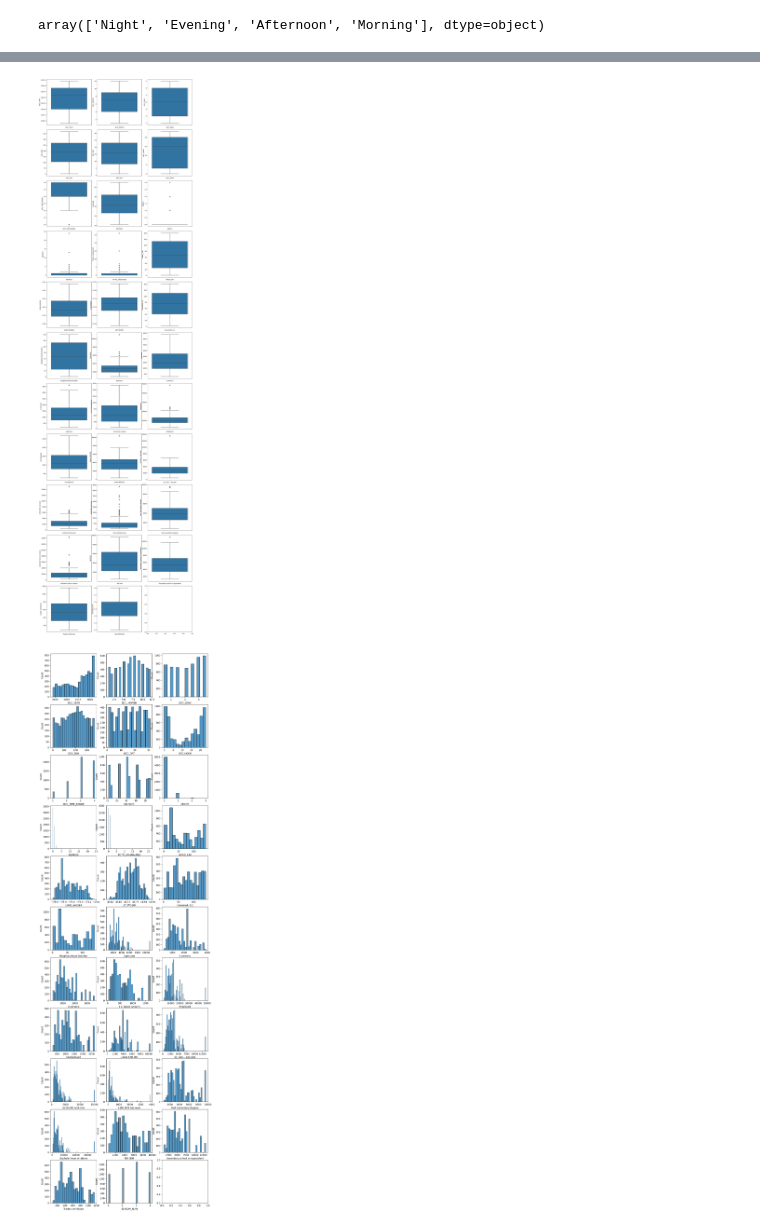
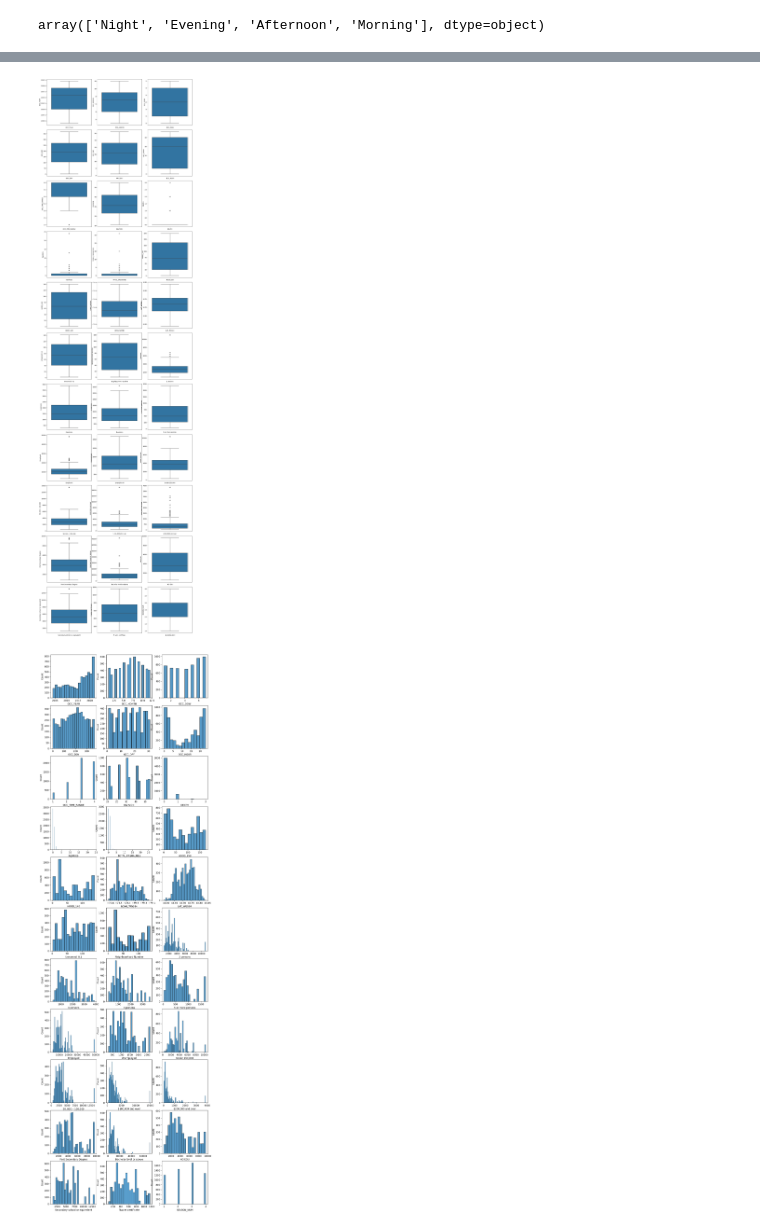
Before and after one commit to mredshaw/AI-Fundamentals-Project, a Jupyter notebook: Shooting+Neighbourhood_Merged.ipynb, the cells around one changed output, grey strips where cells are left out. Cells and saved outputs as stored; diff of their text form; code cells hidden in the pictures.

```diff
--- a/Shooting+Neighbourhood_Merged.ipynb
+++ b/Shooting+Neighbourhood_Merged.ipynb
@@ -735,7 +735,7 @@ df['OCC_MONTH'] = df['OCC_MONTH'].map(month_mapping)
 dow_mapping = {'Monday':1, 'Tuesday': 2, 'Wednesday': 3, 'Thursday': 4, 'Friday': 5, 'Saturday': 6, 'Sunday': 7}
 df['OCC_DOW'] = df['OCC_DOW'].map(dow_mapping)
 # %%
-df = df.drop(['EVENT_UNIQUE_ID', 'HOOD_158', 'NEIGHBOURHOOD_158'], axis=1)
+df = df.drop(['EVENT_UNIQUE_ID'], axis=1)
 # %%
 df.head()
 # %% [output]
@@ -811,19 +811,19 @@ df.head()
 # %%
-columns = df.columns.drop(['OBJECTID', 'OCC_DATE', 'NEIGHBOURHOOD_140', 'SEASON', 'Neighbourhood Name'])
+columns = df.columns.drop(['OBJECTID', 'OCC_DATE', 'NEIGHBOURHOOD_140', 'SEASON', 'Neighbourhood Name', 'NEIGHBOURHOOD_158'])
 num_rows = (len(columns) - 1) // 3 + 1
 num_cols = 3
 
 fig, axes = plt.subplots(num_rows, num_cols, figsize=(15, 5*num_rows))
 fig.tight_layout()
 
 for i, column in enumerate(columns):
     ax = axes[i // num_cols, i % num_cols]
     sns.boxplot(data=df, y=column, ax=ax)
     ax.set_xlabel(column)
     ax.set_ylabel(column)
 plt.show()
 # %% [output]
-[figure, old version]
+[figure, new version]
 # %%
 num_plots = len(columns)
 num_cols = 3
@@ -842,4 +842,4 @@ for i, column in enumerate(columns):
 
 plt.show()
 # %% [output]
-[figure, old version]
+[figure, new version]
```
Also changed, not shown: parts of 5 cells of this notebook.
